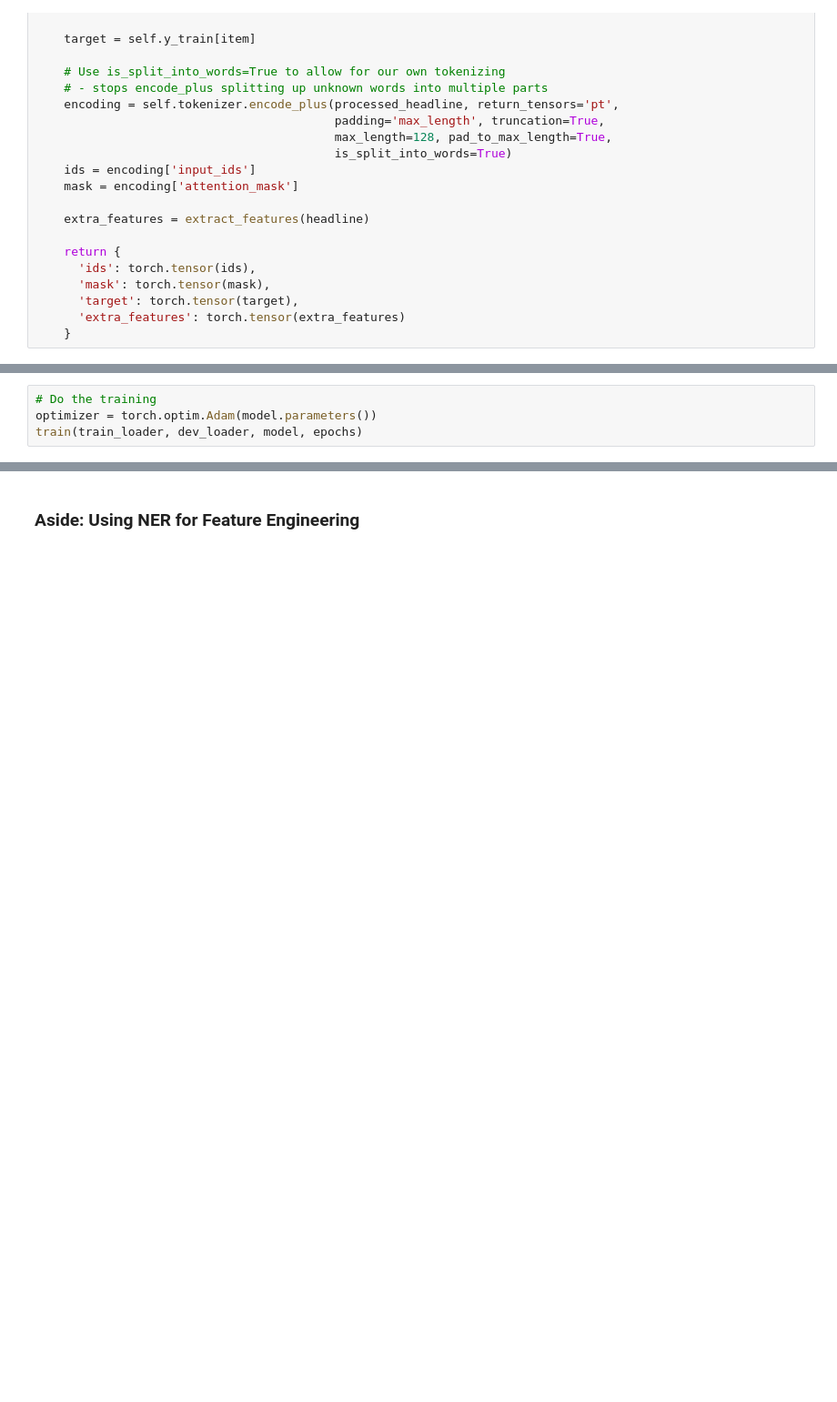
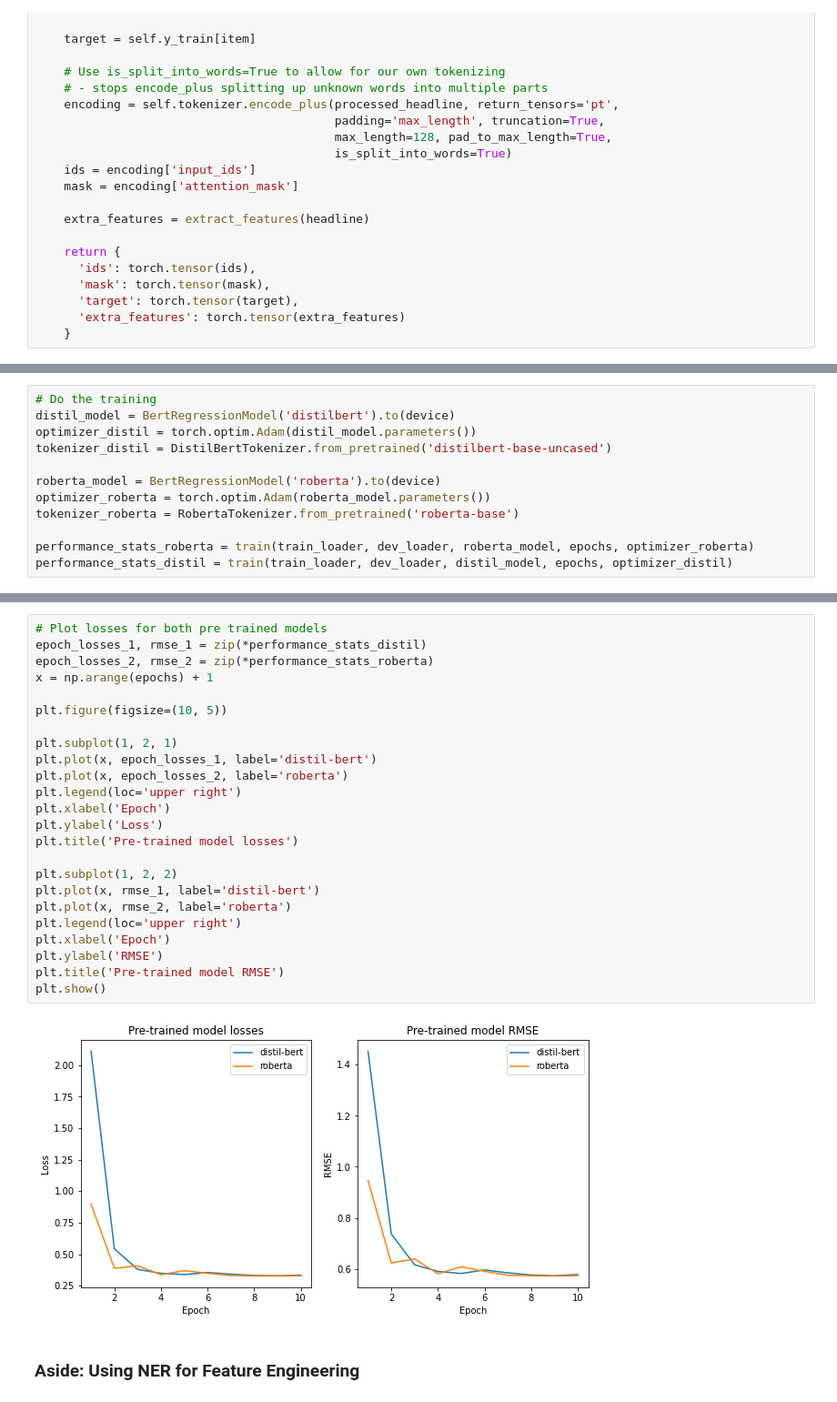
Before and after one commit to matt-malarkey/nlp-cw, a Jupyter notebook: task_1_main.ipynb, the cells around one changed output, grey strips where cells are left out. Shown: that part at 91% size. Saved outputs shown, nothing was run; the diff lists cells and outputs as text; blank space fills up the shorter version.

Commit message:
Adds evaluation for models

```diff
--- a/task_1_main.ipynb
+++ b/task_1_main.ipynb
@@ -424,4 +425,12 @@ this is not the end john mccain warns trump torches rand paul on syria missile s
-# %%
-# Do the training
-optimizer = torch.optim.Adam(model.parameters())
-train(train_loader, dev_loader, model, epochs)
+# %%
+# Do the training
+distil_model = BertRegressionModel('distilbert').to(device)
+optimizer_distil = torch.optim.Adam(distil_model.parameters())
+tokenizer_distil = DistilBertTokenizer.from_pretrained('distilbert-base-uncased')
+
+roberta_model = BertRegressionModel('roberta').to(device)
+optimizer_roberta = torch.optim.Adam(roberta_model.parameters())
+tokenizer_roberta = RobertaTokenizer.from_pretrained('roberta-base')
+
+performance_stats_roberta = train(train_loader, dev_loader, roberta_model, epochs, optimizer_roberta)
+performance_stats_distil = train(train_loader, dev_loader, distil_model, epochs, optimizer_distil)
@@ -428,3 +466,29 @@ train(train_loader, dev_loader, model, epochs)
+# %%
+# Plot losses for both pre trained models
+epoch_losses_1, rmse_1 = zip(*performance_stats_distil)
+epoch_losses_2, rmse_2 = zip(*performance_stats_roberta)
+x = np.arange(epochs) + 1
+
+plt.figure(figsize=(10, 5))
+
+plt.subplot(1, 2, 1)
+plt.plot(x, epoch_losses_1, label='distil-bert')
+plt.plot(x, epoch_losses_2, label='roberta')
+plt.legend(loc='upper right')
+plt.xlabel('Epoch')
+plt.ylabel('Loss')
+plt.title('Pre-trained model losses')
+
+plt.subplot(1, 2, 2)
+plt.plot(x, rmse_1, label='distil-bert')
+plt.plot(x, rmse_2, label='roberta')
+plt.legend(loc='upper right')
+plt.xlabel('Epoch')
+plt.ylabel('RMSE')
+plt.title('Pre-trained model RMSE')
+plt.show()
+# %% [output]
+[figure, added]
 # %% [markdown]
 ### Aside: Using NER for Feature Engineering
 # %%
```
Also changed, not shown: parts of 8 cells of this notebook.
